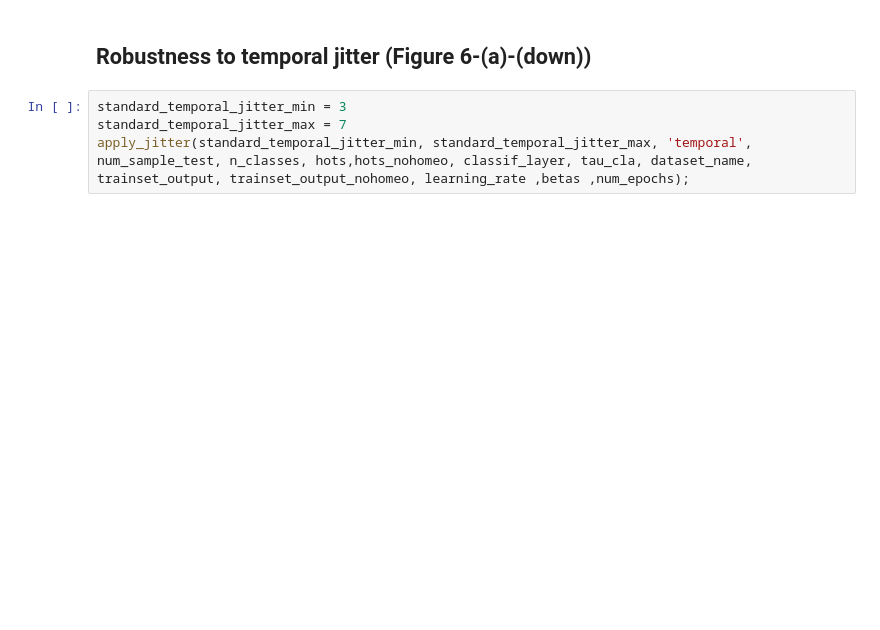
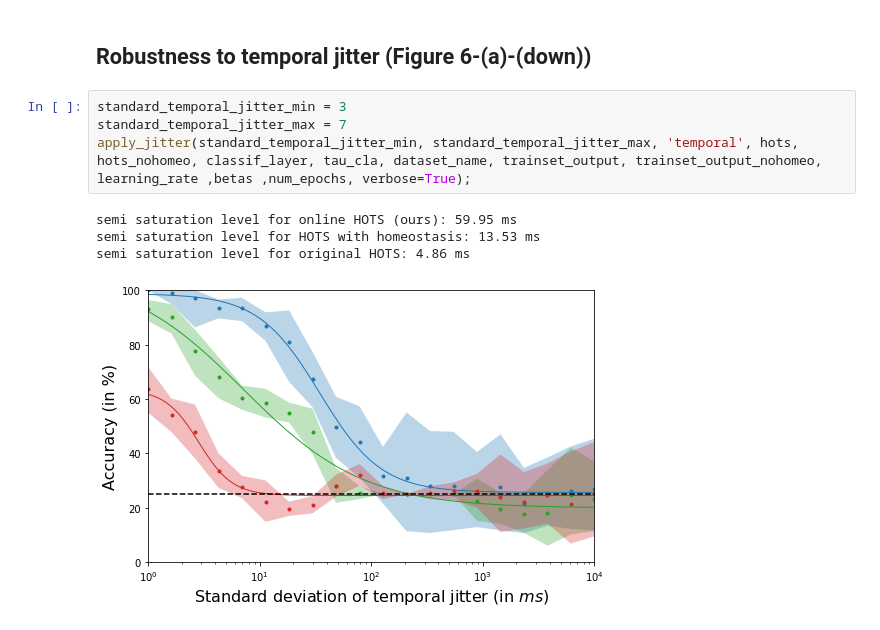
Before and after one commit to AntoineGrimaldi/hotsline, a Jupyter notebook: notebooks/RESULTS_PokerDVS.ipynb, the cells around one changed output. Saved outputs shown, nothing was run; the diff lists cells and outputs as text; blank space fills up the shorter version.

```diff
--- a/notebooks/RESULTS_PokerDVS.ipynb
+++ b/notebooks/RESULTS_PokerDVS.ipynb
@@ -139,4 +149,9 @@ RuntimeError: expected scalar type Float but found Double
 # %%
 standard_temporal_jitter_min = 3
 standard_temporal_jitter_max = 7
-apply_jitter(standard_temporal_jitter_min, standard_temporal_jitter_max, 'temporal', num_sample_test, n_classes, hots,hots_nohomeo, classif_layer, tau_cla, dataset_name, trainset_output, trainset_output_nohomeo, learning_rate ,betas ,num_epochs);
+apply_jitter(standard_temporal_jitter_min, standard_temporal_jitter_max, 'temporal', hots, hots_nohomeo, classif_layer, tau_cla, dataset_name, trainset_output, trainset_output_nohomeo, learning_rate ,betas ,num_epochs, verbose=True);
+# %% [output]
+semi saturation level for online HOTS (ours): 59.95 ms
+semi saturation level for HOTS with homeostasis: 13.53 ms
+semi saturation level for original HOTS: 4.86 ms
+[figure, added]
```
Also changed, not shown: parts of 5 cells of this notebook, 2 other files.
